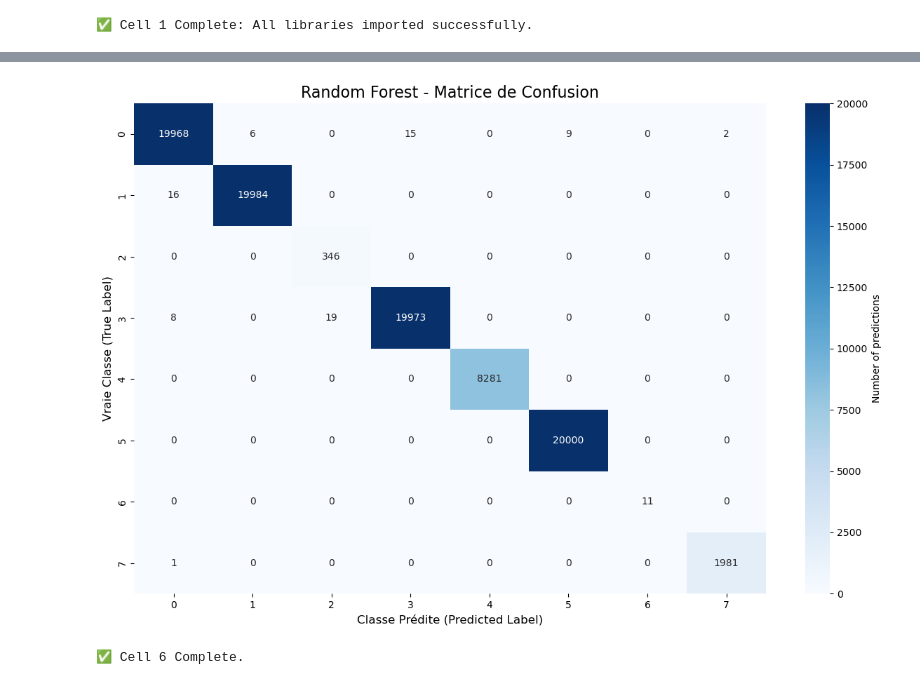
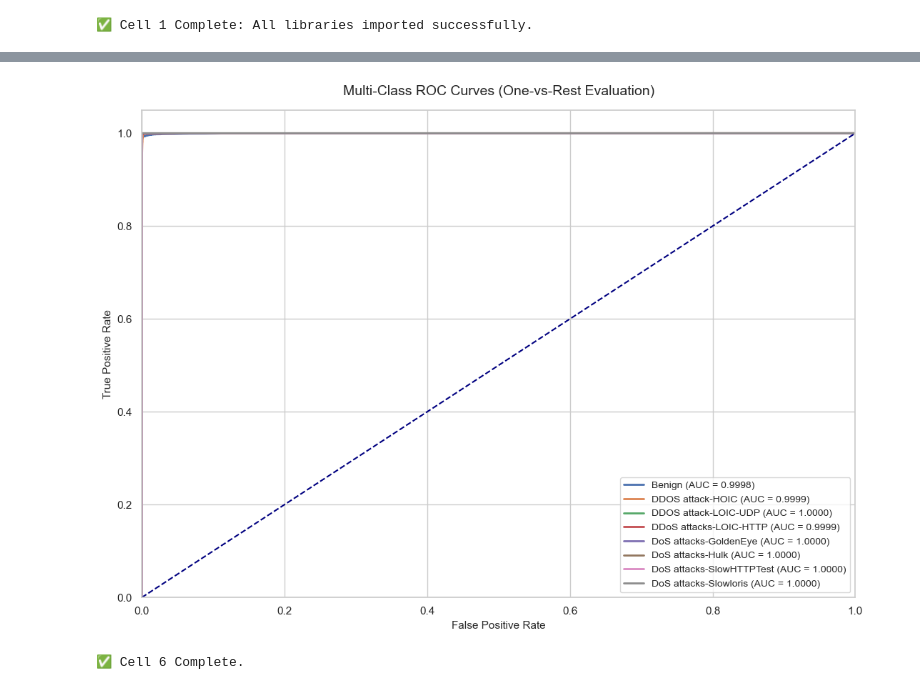
Before and after one commit to ELDRISSI/DoS_DDos_detection, a Jupyter notebook: random_forest/random_forest.ipynb, the cells around one changed output, grey strips where cells are left out. Cells and saved outputs as stored; diff of their text form; code cells hidden in the pictures.

Commit message:
more cleaned and structured dataset + enhanced random forest
more cleaned and structured dataset  ready to be used + still with overfitting probelm need fixing

```diff
--- a/random_forest/random_forest.ipynb
+++ b/random_forest/random_forest.ipynb
@@ -1,22 +1,24 @@
 # %%
-# Cell 1: Imports
+# Cell 1: Imports and Configuration
 import pandas as pd
 import numpy as np
 import matplotlib.pyplot as plt
 import seaborn as sns
 from collections import Counter
+import os
 
-# Resampling and Modeling
-from imblearn.over_sampling import RandomOverSampler
+# Modeling and Evaluation Metrics
 from sklearn.ensemble import RandomForestClassifier
-
-# Evaluation Metrics (Part 3 Requirements)
 from sklearn.metrics import (
     accuracy_score, precision_score, recall_score, f1_score,
     confusion_matrix, classification_report, roc_auc_score, roc_curve
 )
 from sklearn.preprocessing import label_binarize
 
+# Set professional visualization aesthetics
+sns.set_theme(style="whitegrid")
+plt.rcParams['figure.figsize'] = (12, 6)
+
 print("✅ Cell 1 Complete: All libraries imported successfully.")
 # %% [output]
 ✅ Cell 1 Complete: All libraries imported successfully.
@@ -144,21 +163,31 @@ weighted avg       1.00      1.00      1.00     90620
 ✅ Cell 5 Complete.
 # %%
-# Cell 6: Visualizing the Confusion Matrix
-cm = confusion_matrix(y_test, y_pred)
+# Cell 6: Multi-Class ROC Curves (One-vs-Rest)
+classes = list(rf_model.classes_)
+n_classes = len(classes)
 
-plt.figure(figsize=(12, 8))
-# Using log scale for colors because Benign numbers are massive compared to attacks
-sns.heatmap(cm, annot=True, fmt='d', cmap='Blues',
-            cbar_kws={'label': 'Number of predictions'})
+# Binarize labels to evaluate true/false positive rate tradeoffs over shifting thresholds
+y_test_bin = label_binarize(y_test, classes=classes)
 
-plt.title('Random Forest - Matrice de Confusion', fontsize=16)
-plt.ylabel('Vraie Classe (True Label)', fontsize=12)
-plt.xlabel('Classe Prédite (Predicted Label)', fontsize=12)
+plt.figure(figsize=(11, 8))
+
+for i, class_label in enumerate(classes):
+    fpr, tpr, _ = roc_curve(y_test_bin[:, i], y_prob[:, i])
+    class_auc = roc_auc_score(y_test_bin[:, i], y_prob[:, i])
+    plt.plot(fpr, tpr, lw=2, label=f'{class_label} (AUC = {class_auc:.4f})')
+
+plt.plot([0, 1], [0, 1], color='navy', lw=1.5, linestyle='--')
+plt.xlim([0.0, 1.0])
+plt.ylim([0.0, 1.05])
+plt.xlabel('False Positive Rate', fontsize=11)
+plt.ylabel('True Positive Rate', fontsize=11)
+plt.title('Multi-Class ROC Curves (One-vs-Rest Evaluation)', fontsize=14, pad=15)
+plt.legend(loc="lower right", fontsize=10)
 plt.tight_layout()
 plt.show()
 
 print("✅ Cell 6 Complete.")
 # %% [output]
-[figure, old version]
+[figure, new version]
 ✅ Cell 6 Complete.
 # %%
```
Also changed, not shown: parts of 12 cells of this notebook, 4 other files.
